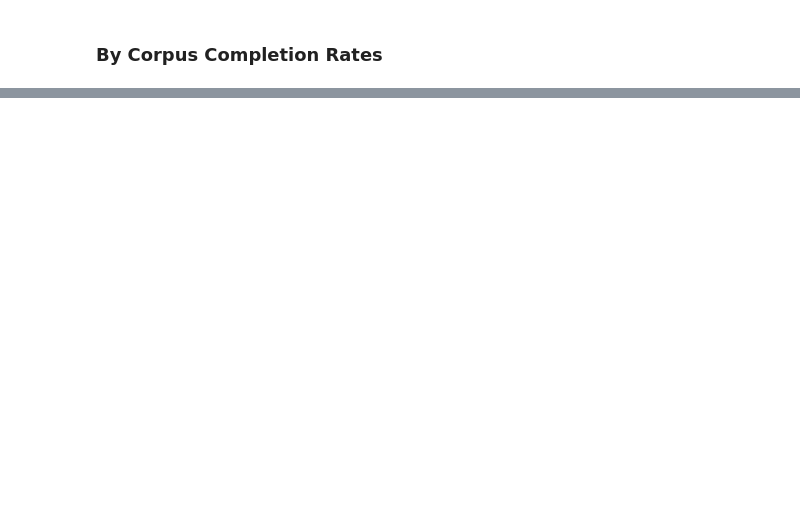
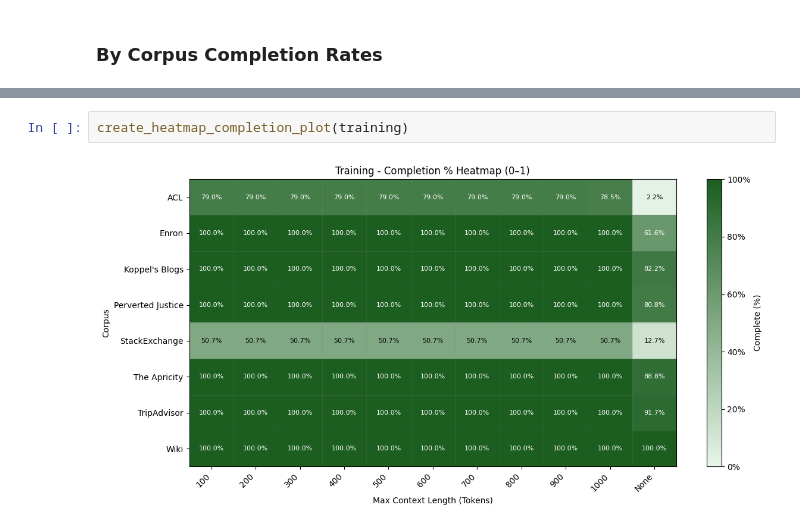
Before and after one commit to BenJCross1995/n-gram-av-methods, a Jupyter notebook: notebooks/analysis/Completion Rates.ipynb, the cells around one changed output, grey strips where cells are left out. Drawn from its saved outputs; the diff is of its cells as text; blank space fills up the shorter version.

```diff
--- a/notebooks/analysis/Completion Rates.ipynb
+++ b/notebooks/analysis/Completion Rates.ipynb
@@ -293,0 +337,4 @@ plt.show()
+# %%
+create_heatmap_completion_plot(training)
+# %% [output]
+[figure, added]
```
Also changed, not shown: parts of 9 cells of this notebook, 12 other files.
